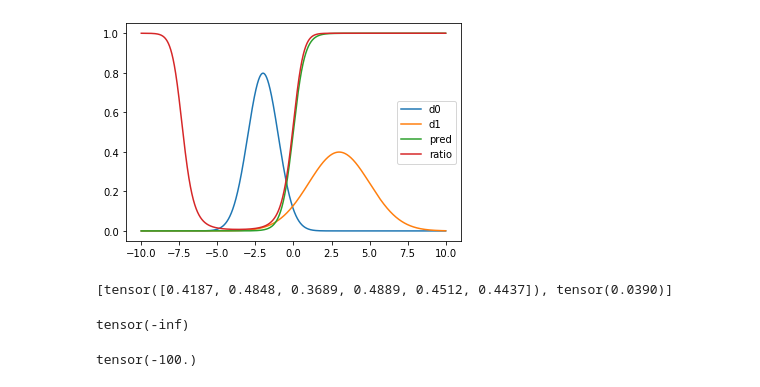
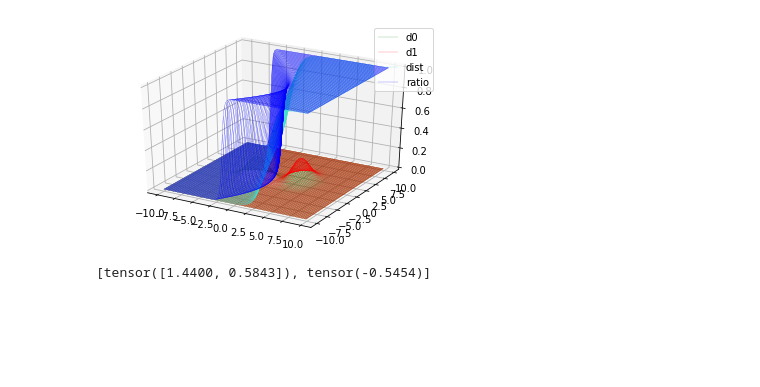
Before and after one commit to dglinyanov/otus-nn-homework, a Jupyter notebook: 02/log_reg.ipynb, the cells around one changed output. Saved outputs shown, nothing was run; the diff lists cells and outputs as text; code cells hidden in the pictures; blank space fills up the shorter version.

Commit message:
Added MultivariantNormal distribution with 3d plots.

```diff
--- a/02/log_reg.ipynb
+++ b/02/log_reg.ipynb
@@ -11,5 +12,5 @@ import matplotlib.pyplot as plt
 %matplotlib inline
 # %%
 # параметры распределений
-mu0, sigma0 = -2., 1.
-mu1, sigma1 = 3., 2.
+mu0, cov0 = [-2., -1.], [[2., 0.], [0., 1.]]
+mu1, cov1 = [3., 1.], [[1., 0.], [0., 2.]]
@@ -34,5 +27,5 @@ d1 = torch.distributions.Normal(torch.tensor([mu1]), torch.tensor([sigma1]))
 # %%
-layer = nn.Linear(6, 1)
+layer = nn.Linear(2, 1)
 print([p.data[0] for p in layer.parameters()])
 layer_opt = optim.SGD(lr=1e-3, params=list(layer.parameters()))
 # %% [output]
@@ -76,29 +69,26 @@ for i in range(10000):
 # %%
-x_scale = np.linspace(-10, 10, 5000)
-d0_pdf = stats.norm.pdf(x_scale, mu0, sigma0)
-d1_pdf = stats.norm.pdf(x_scale, mu1, sigma1)
-dist_scale = np.linspace(-10, 10, 5000 * 6)
-x_tensor = torch.tensor(dist_scale.reshape(-1, 6), dtype=torch.float)
+x, y = np.mgrid[-10:10:.1, -10:10:.1]
+pos = np.dstack((x, y))
+d0_mv = stats.multivariate_normal(mu0, cov0)
+d0_pdf = d0_mv.pdf(pos)
+d1_mv = stats.multivariate_normal(mu1, cov1)
+d1_pdf = d1_mv.pdf(pos)
+x_tensor = torch.tensor(pos, dtype=torch.float)
 with torch.no_grad():
     dist = torch.sigmoid(layer(x_tensor)).numpy()
 ratio = d1_pdf / (d1_pdf + d0_pdf)
-# %%
-plt.plot(x_scale, d0_pdf*2, label='d0') # умножение на 2 для красоты графиков, на распределения не влияет
-plt.plot(x_scale, d1_pdf*2, label='d1')
-plt.plot(x_scale, dist.flatten(), label='pred')
-plt.plot(x_scale, ratio, label='ratio')
-plt.legend();
-# %% [output]
-[figure, removed]
+# %%
+fig = plt.figure()
+ax = fig.add_subplot(111, projection='3d')
+# ax.view_init(30, 180)
+ax.plot_wireframe(x, y, d0_pdf*2, label='d0', color='green', rcount=100, ccount=100, linewidth=0.2) # умножение на 2 для красоты графиков, на распределения не влияет
+ax.plot_wireframe(x, y, d1_pdf*2, label='d1', color='red', rcount=100, ccount=100, linewidth=0.2)   # умножение на 2 для красоты графиков, на распределения не влияет
+ax.plot_wireframe(x, y, dist.reshape(200, 200), label='dist', color='turquoise', rcount=100, ccount=100, linewidth=0.2)
+ax.plot_wireframe(x, y, ratio, label='ratio', color='blue', rcount=100, ccount=100, linewidth=0.2)
+plt.legend();
+# %% [output]
+[figure, added]
 # %%
 print([p.data[0] for p in layer.parameters()])
 # %% [output]
-[tensor([0.4187, 0.4848, 0.3689, 0.4889, 0.4512, 0.4437]), tensor(0.0390)]
+[tensor([1.4400, 0.5843]), tensor(-0.5454)]
-# %%
-torch.log(F.sigmoid(torch.tensor(-100.)))
-# %% [output]
-tensor(-inf)
-# %%
-F.logsigmoid(torch.tensor(-100.))
-# %% [output]
-tensor(-100.)
```
Also changed, not shown: parts of 6 cells of this notebook.
